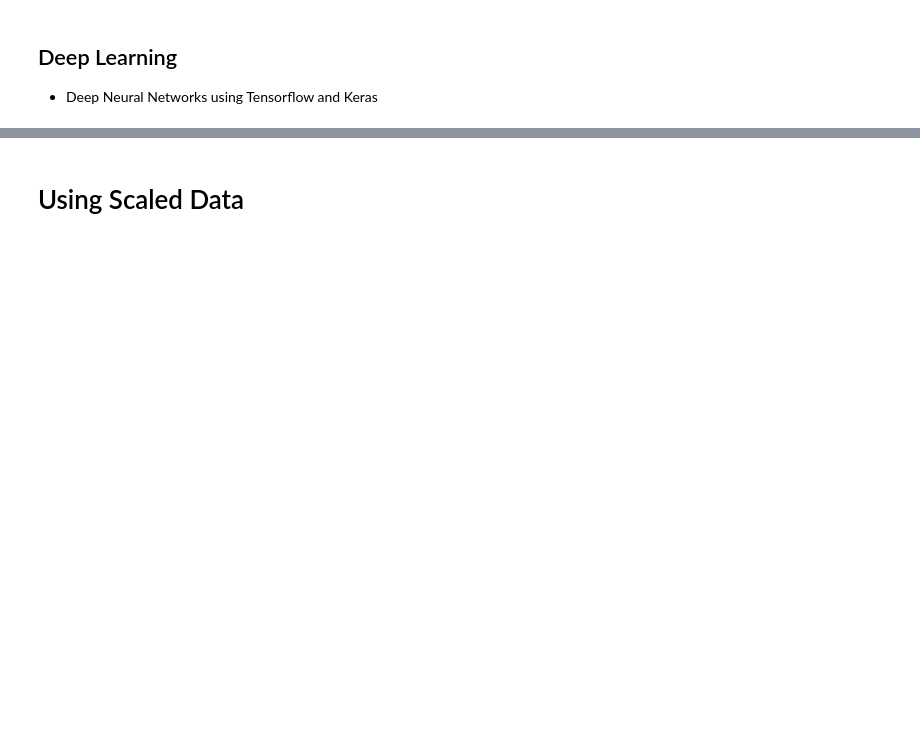
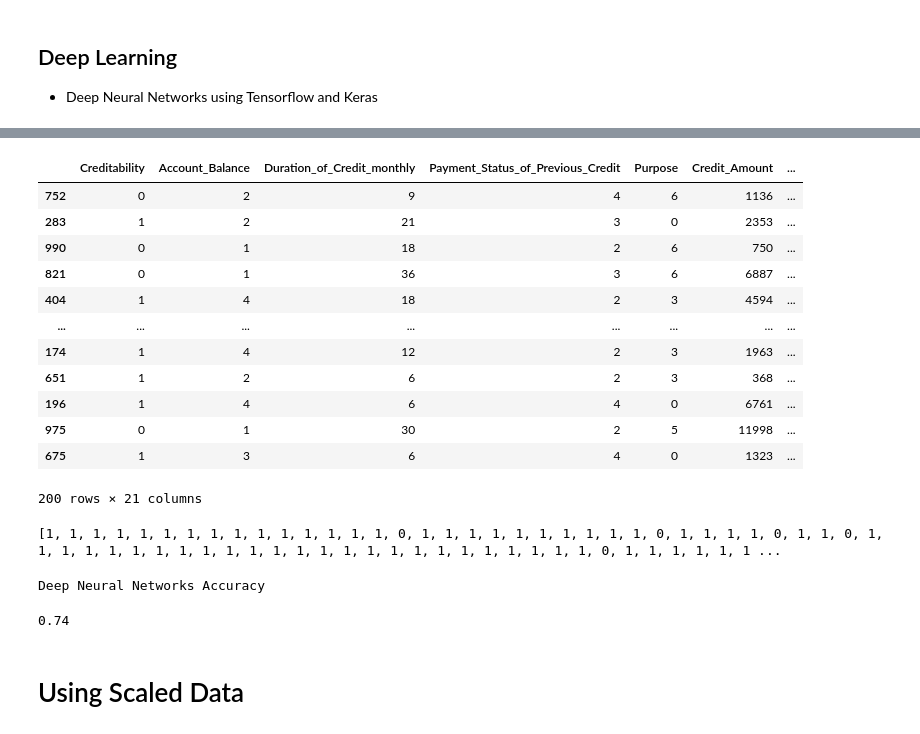
Before and after one commit to georgek2/ENd-To-EnD, a Jupyter notebook: 12_German_CD/creditability.ipynb, the cells around one changed output, grey strips where cells are left out. Cells and saved outputs as stored; diff of their text form; code cells hidden in the pictures; blank space fills up the shorter version.

```diff
--- a/12_German_CD/creditability.ipynb
+++ b/12_German_CD/creditability.ipynb
@@ -481,0 +530,16 @@ dl_hist.plot()
+# %%
+data.loc[X_valid.index]
+# %% [output]
+|  | Creditability | Account_Balance | Duration_of_Credit_monthly | Payment_Status_of_Previous_Credit | Purpose | Credit_Amount | ... |
+| 752 | 0 | 2 | 9 | 4 | 6 | 1136 | ... |
+| 283 | 1 | 2 | 21 | 3 | 0 | 2353 | ... |
+| 990 | 0 | 1 | 18 | 2 | 6 | 750 | ... |
+| 821 | 0 | 1 | 36 | 3 | 6 | 6887 | ... |
+| 404 | 1 | 4 | 18 | 2 | 3 | 4594 | ... |
+| ... | ... | ... | ... | ... | ... | ... | ... |
+| 174 | 1 | 4 | 12 | 2 | 3 | 1963 | ... |
+| 651 | 1 | 2 | 6 | 2 | 3 | 368 | ... |
+| 196 | 1 | 4 | 6 | 4 | 0 | 6761 | ... |
+| 975 | 0 | 1 | 30 | 2 | 5 | 11998 | ... |
+| 675 | 1 | 3 | 6 | 4 | 0 | 1323 | ... |
+200 rows × 21 columns
@@ -482,2 +562,13 @@ dl_hist.plot()
+# %%
+print(tr_pdl)
+# %% [output]
+[1, 1, 1, 1, 1, 1, 1, 1, 1, 1, 1, 1, 1, 1, 1, 0, 1, 1, 1, 1, 1, 1, 1, 1, 1, 1, 0, 1, 1, 1, 1, 0, 1, 1, 0, 1, 1, 1, 1, 1, 1, 1, 1, 1, 1, 1, 1, 1, 1, 1, 1, 1, 1, 1, 1, 1, 1, 1, 1, 1, 0, 1, 1, 1, 1, 1, 1 ...
+# %%
+print('Deep Neural Networks Accuracy')
+dl_acc = metrics.accuracy_score(y_valid, tr_pdl)
+dl_acc
+# %% [output]
+Deep Neural Networks Accuracy
+0.74
 # %% [markdown]
 # Using Scaled Data
```
Also changed, not shown: parts of 30 cells of this notebook, 1 other file.
